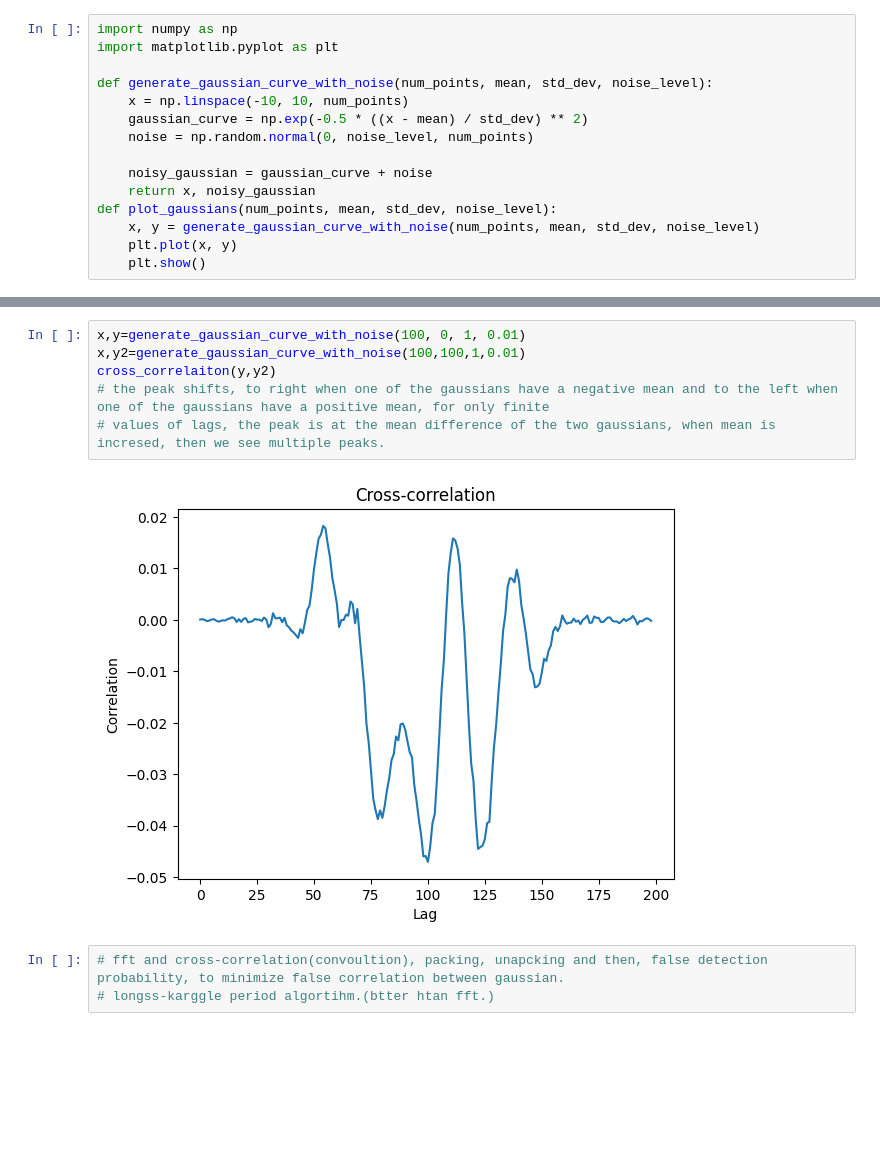
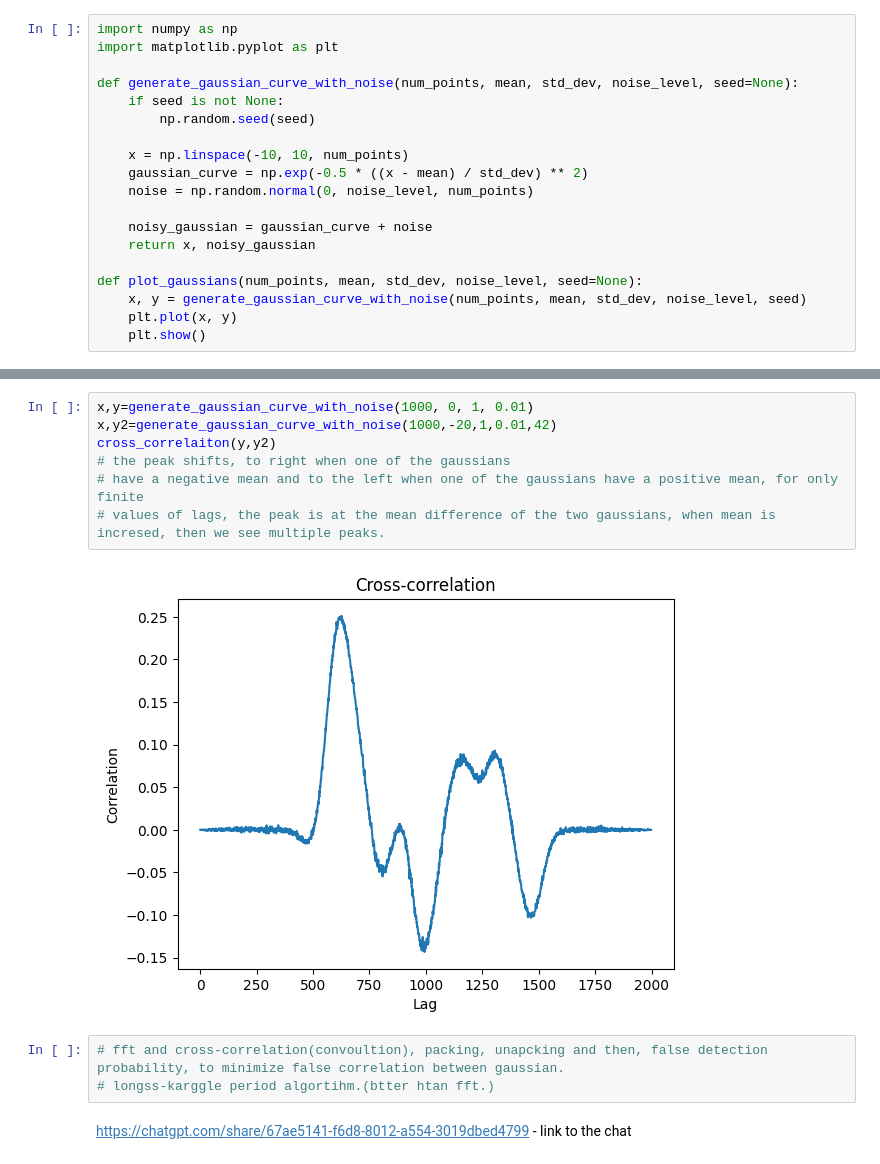
Before and after one commit to sonjaove/random-progs, a Jupyter notebook: corr.ipynb, the cells around one changed output, grey strips where cells are left out. Drawn from its saved outputs; the diff is of its cells as text; blank space fills up the shorter version.

Commit message:
set a random seed, to get reproducable results everytime, and added some thoery of using conv and fft for correlation

```diff
--- a/corr.ipynb
+++ b/corr.ipynb
@@ -2,15 +2,19 @@
 import numpy as np
 import matplotlib.pyplot as plt
 
-def generate_gaussian_curve_with_noise(num_points, mean, std_dev, noise_level):
+def generate_gaussian_curve_with_noise(num_points, mean, std_dev, noise_level, seed=None):
+    if seed is not None:
+        np.random.seed(seed)
+
     x = np.linspace(-10, 10, num_points)
     gaussian_curve = np.exp(-0.5 * ((x - mean) / std_dev) ** 2)
     noise = np.random.normal(0, noise_level, num_points)
 
     noisy_gaussian = gaussian_curve + noise
     return x, noisy_gaussian
-def plot_gaussians(num_points, mean, std_dev, noise_level):
-    x, y = generate_gaussian_curve_with_noise(num_points, mean, std_dev, noise_level)
+
+def plot_gaussians(num_points, mean, std_dev, noise_level, seed=None):
+    x, y = generate_gaussian_curve_with_noise(num_points, mean, std_dev, noise_level, seed)
     plt.plot(x, y)
     plt.show()
 # %%
@@ -43,13 +47,16 @@ auto_correlation(500, 0, 1, 0.01)
 # %% [output]
 [figure]
 # %%
-x,y=generate_gaussian_curve_with_noise(100, 0, 1, 0.01)
-x,y2=generate_gaussian_curve_with_noise(100,100,1,0.01)
+x,y=generate_gaussian_curve_with_noise(1000, 0, 1, 0.01)
+x,y2=generate_gaussian_curve_with_noise(1000,-20,1,0.01,42)
 cross_correlaiton(y,y2)
-# the peak shifts, to right when one of the gaussians have a negative mean and to the left when one of the gaussians have a positive mean, for only finite
+# the peak shifts, to right when one of the gaussians
+# have a negative mean and to the left when one of the gaussians have a positive mean, for only finite
 # values of lags, the peak is at the mean difference of the two gaussians, when mean is incresed, then we see multiple peaks.
 # %% [output]
-[figure, old version]
+[figure, new version]
 # %%
 # fft and cross-correlation(convoultion), packing, unapcking and then, false detection  probability, to minimize false correlation between gaussian.
 # longss-karggle period algortihm.(btter htan fft.)
+# %% [markdown]
+https://chatgpt.com/share/67ae5141-f6d8-8012-a554-3019dbed4799 - link to the chat
```
Also changed, not shown: parts of 5 cells of this notebook.
